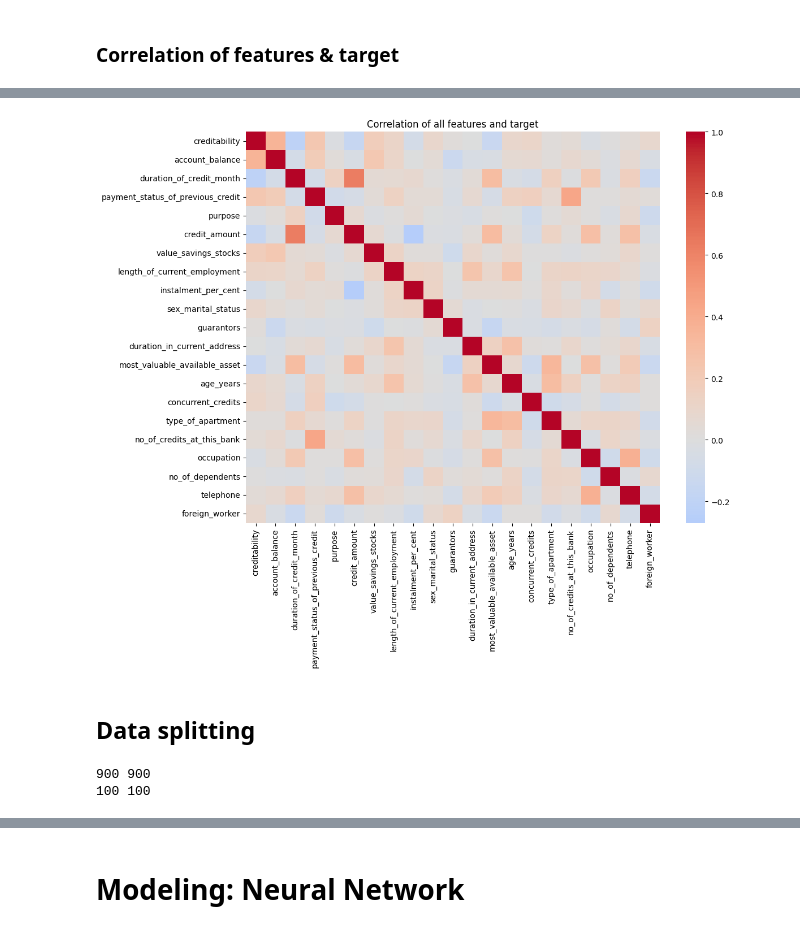
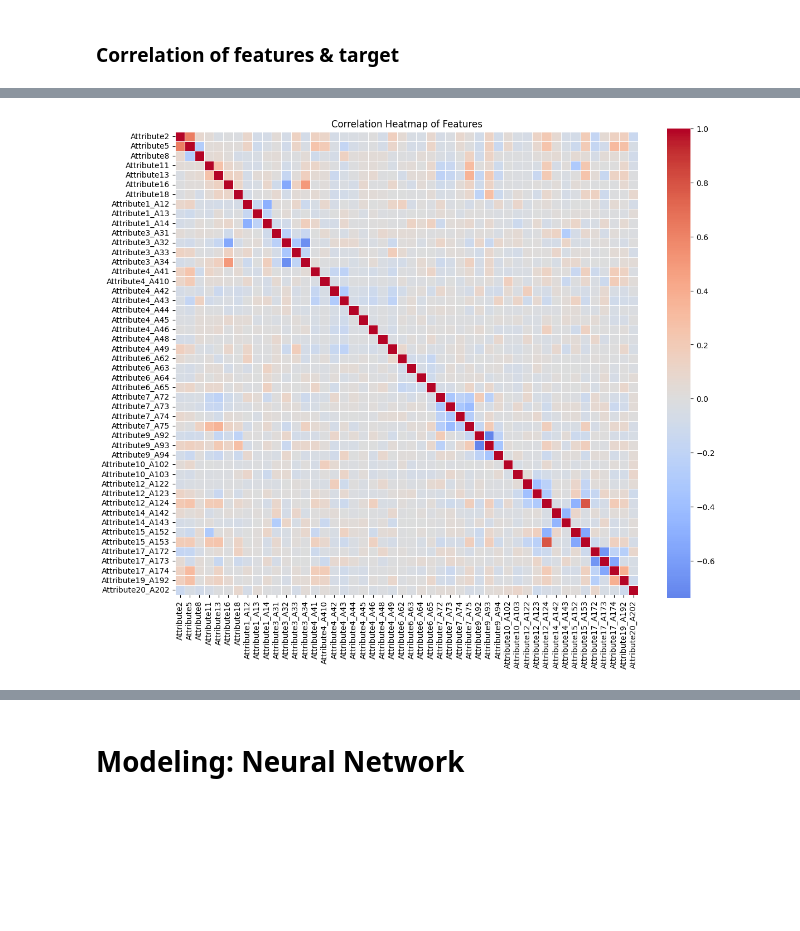
Before and after one commit to hertie-data-science-lab/tutorial-new-grp4, a Jupyter notebook: DEEPL_Tutorial_xAI.ipynb, the cells around one changed output, grey strips where cells are left out. Cells and saved outputs as stored; diff of their text form; code cells hidden in the pictures; blank space fills up the shorter version.

```diff
--- a/DEEPL_Tutorial_xAI.ipynb
+++ b/DEEPL_Tutorial_xAI.ipynb
@@ -178,0 +173,11 @@ In this section, you might also want to describe the different input and output
+# %%
+from ucimlrepo import fetch_ucirepo
+
+# fetch dataset
+statlog_german_credit_data = fetch_ucirepo(id=144)
+
+# data (as pandas dataframes)
+X = statlog_german_credit_data.data.features
+y = statlog_german_credit_data.data.targets
+
+df = pd.concat([X, y], axis=1)
@@ -178,0 +190,4 @@ In this section, you might also want to describe the different input and output
+# %%
+X_ohe = pd.get_dummies(X, drop_first=True)
+X_ohe = X_ohe.astype(float) # convert to numerical values for torch-compatability
+X_ohe.head()
@@ -336,10 +330,12 @@ dtype: float64
 # %%
-plt.figure(figsize=(12,10))
-sns.heatmap(df.corr(), annot=False, cmap="coolwarm", center=0)
-plt.title("Correlation of all features and target")
+# Calculate correlation matrix
+correlation_matrix = X_ohe.corr()
+
+# Create a heatmap
+plt.figure(figsize=(12, 10))
+sns.heatmap(correlation_matrix, annot=False, cmap='coolwarm', center=0, square=True, linewidths=0.5)
+plt.title('Correlation Heatmap of Features')
 plt.tight_layout()
 plt.show()
 # %% [output]
-[figure, old version]
+[figure, new version]
-# %% [markdown]
-## Data splitting
@@ -353,7 +341,0 @@ X_train, X_test, y_train, y_test = train_test_split(features, target, test_size=
-# %%
-# check for equal size
-print(len(X_train), len(y_train))
-print(len(X_test), len(y_test))
-# %% [output]
-900 900
-100 100
```
Also changed, not shown: parts of 45 cells of this notebook.
